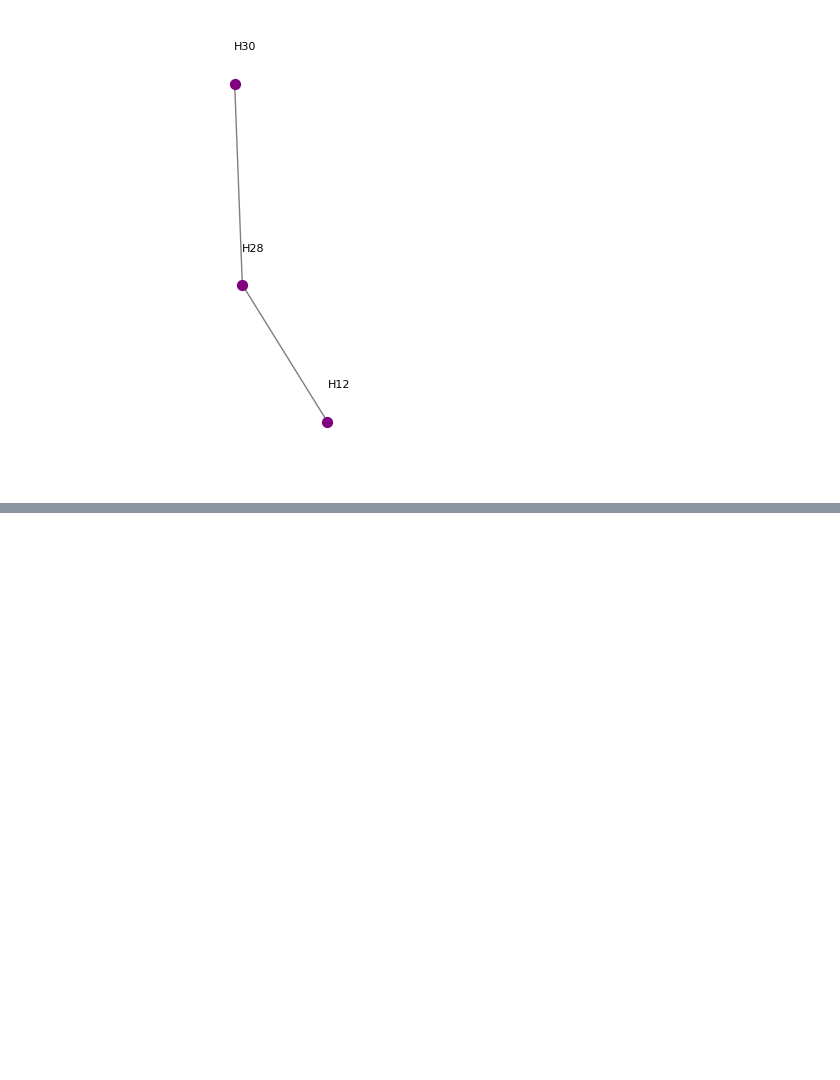
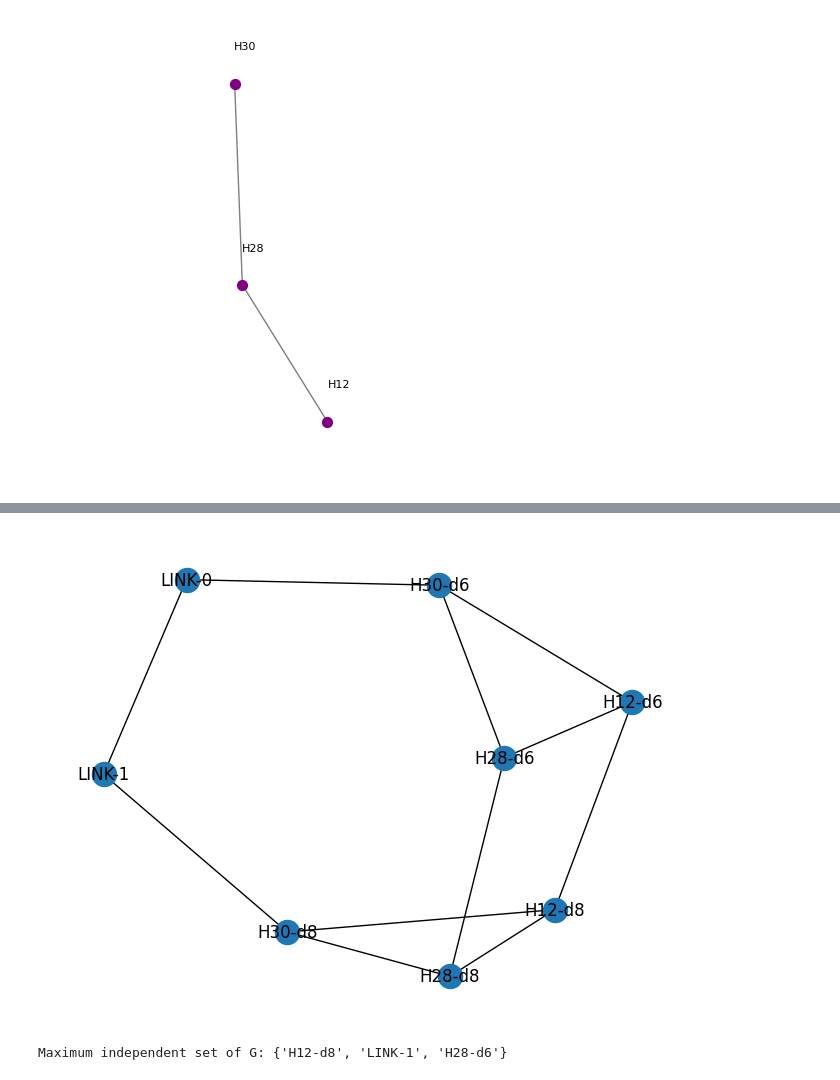
Before and after one commit to M-Garrigues/Quantum-Docking, a Jupyter notebook: notebooks/demo.ipynb, the cells around one changed output, grey strips where cells are left out. Saved outputs shown, nothing was run; the diff lists cells and outputs as text; code cells hidden in the pictures; blank space fills up the shorter version.

```diff
--- a/notebooks/demo.ipynb
+++ b/notebooks/demo.ipynb
@@ -138,0 +147,9 @@ reg.draw(
+# %%
+
+nx.draw(
+    compl,
+    with_labels=True,
+    node_color="tab:blue",
+)
+# %% [output]
+[figure, added]
@@ -138,0 +165,5 @@ reg.draw(
+# %%
+I = approx.maximum_independent_set(compl)
+print(f"Maximum independent set of G: {I}")
+# %% [output]
+Maximum independent set of G: {'H12-d8', 'LINK-1', 'H28-d6'}
```
Also changed, not shown: parts of 16 cells of this notebook, 6 other files.
